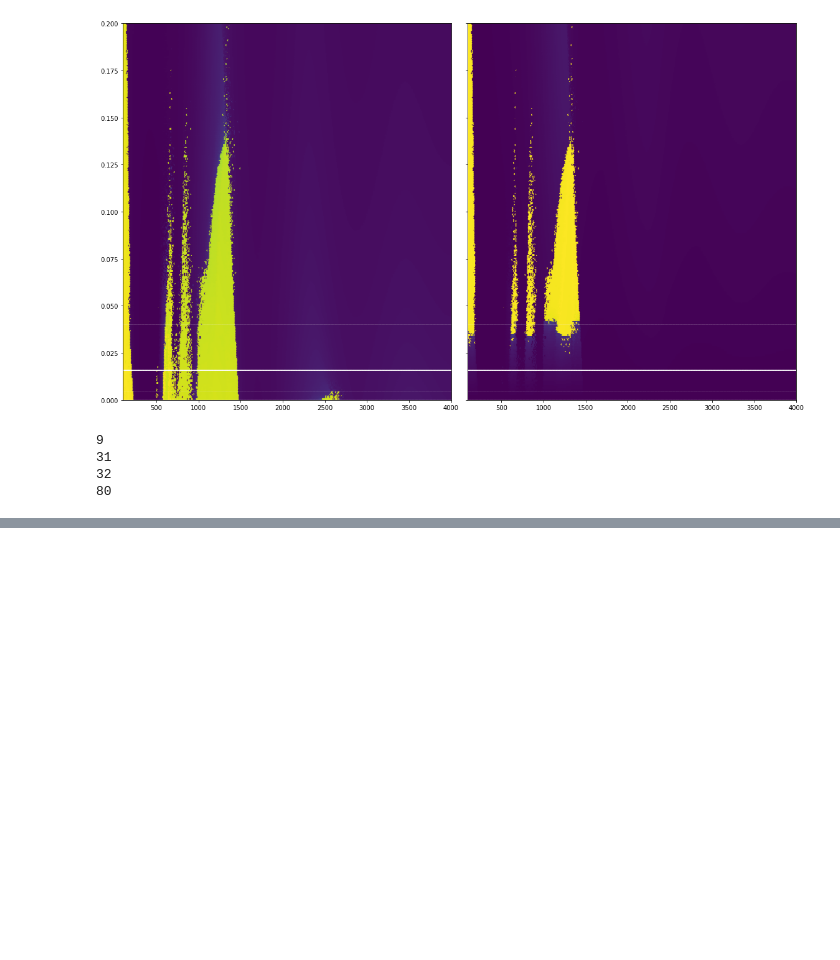
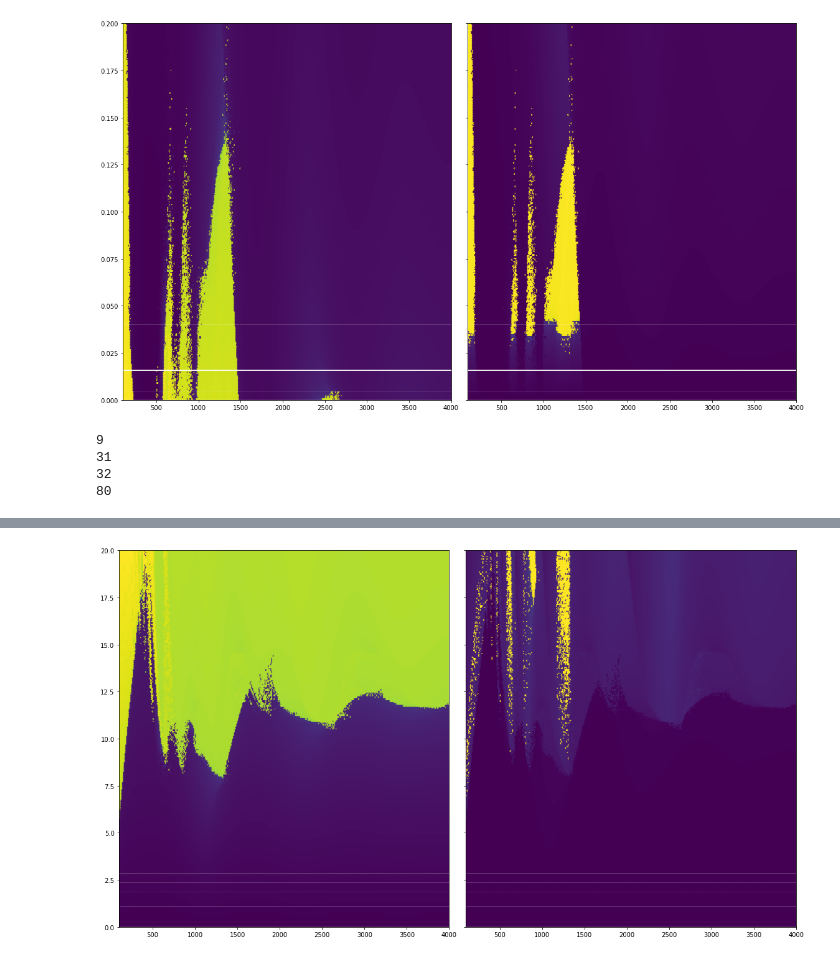
Before and after one commit to arindamsaha1507/ExtremeEvents, a Jupyter notebook: Notebooks/Post_Processing.ipynb, the cells around one changed output, grey strips where cells are left out. Cells and saved outputs as stored; diff of their text form; code cells hidden in the pictures; blank space fills up the shorter version.

```diff
--- a/Notebooks/Post_Processing.ipynb
+++ b/Notebooks/Post_Processing.ipynb
@@ -124,0 +151,35 @@ plt.show()
+# %%
+directory = '../Cluster/Data/Raw/Data/'
+plot_data = []
+
+for file in tqdm(os.listdir(directory)):
+
+    full_file_name = directory + file
+    data = np.loadtxt(full_file_name)
+    assert len(np.unique(data[:,1])) == 1
+    y_point = data[0,1]
+
+    for x_point in np.unique(data[:,0]):
+
+        sliced_xp = data[data[:,0]==x_point]
+
+        point_color1 = max(sliced_xp[sliced_xp[:,2]==0,4])
+        point_color2 = max(sliced_xp[sliced_xp[:,2]==1,4])
+
+        plot_data.append(np.array([x_point, y_point, point_color1, point_color2]))
+
+plot_data = np.array(plot_data)
+# %%
+fig,ax = plt.subplots(1,2,sharey=True, figsize=(16,9))
+
+ax[0].scatter(plot_data[:,0], plot_data[:,1], c=plot_data[:,2], s=16, marker='.')
+ax[1].scatter(plot_data[:,0], plot_data[:,1], c=plot_data[:,3], s=16, marker='.')
+
+ax[0].set_xlim((100,4000))
+ax[1].set_xlim((100,4000))
+ax[0].set_ylim((0,20))
+
+plt.tight_layout()
+plt.show()
+# %% [output]
+[figure, added]
```
Also changed, not shown: parts of 7 cells of this notebook, 2 other files.
